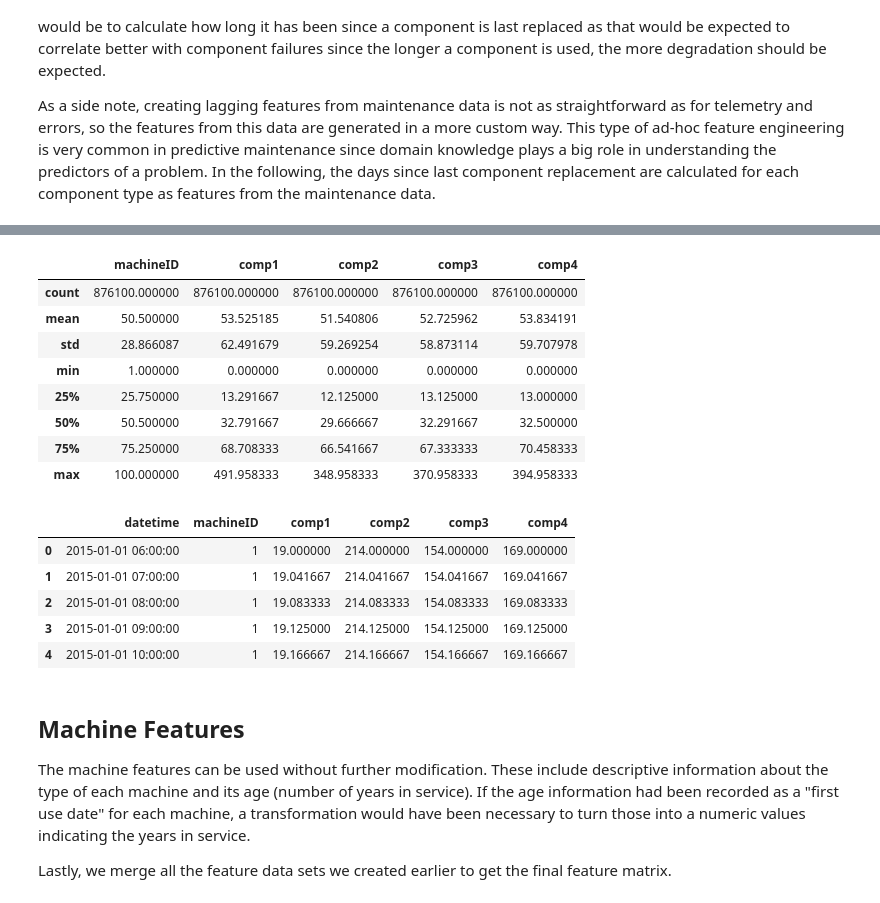
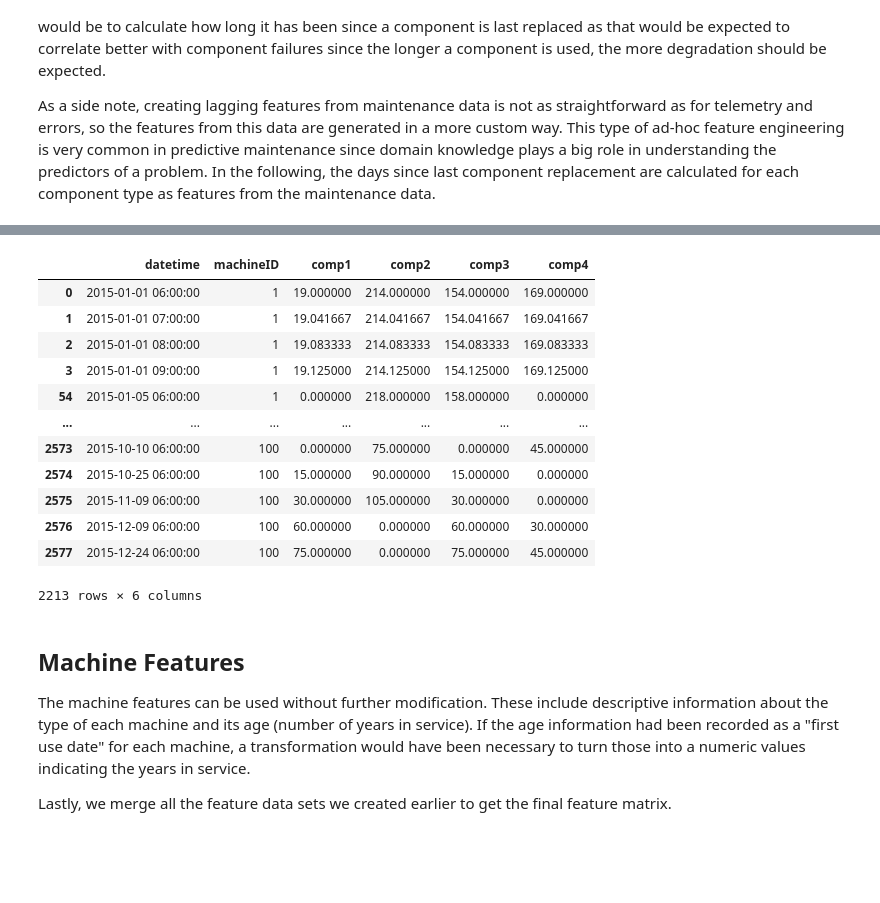
Before and after one commit to andreiciobanu/Predictive_Maintenance_using_Machine-Learning_Microsoft_Casestudy, a Jupyter notebook: Predictive Maintenance using Machine Learning - Telemetry.ipynb, the cells around one changed output, grey strips where cells are left out. Drawn from its saved outputs; the diff is of its cells as text; code cells hidden in the pictures; blank space fills up the shorter version.

```diff
--- a/Predictive Maintenance using Machine Learning - Telemetry.ipynb
+++ b/Predictive Maintenance using Machine Learning - Telemetry.ipynb
@@ -548,54 +446,35 @@ As a side note, creating lagging features from maintenance data is not as straig
 # %%
-import numpy as np
-
-# create a column for each error type
-comp_rep = pd.get_dummies(maint.set_index('datetime')).reset_index()
-comp_rep.columns = ['datetime', 'machineID', 'comp1', 'comp2', 'comp3', 'comp4']
-
-# combine repairs for a given machine in a given hour
-comp_rep = comp_rep.groupby(['machineID', 'datetime']).sum().reset_index()
-
-# add timepoints where no components were replaced
-comp_rep = telemetry[['datetime', 'machineID']].merge(comp_rep,
-                                                      on=['datetime', 'machineID'],
-                                                      how='outer').fillna(0).sort_values(by=['machineID', 'datetime'])
-
 components = ['comp1', 'comp2', 'comp3', 'comp4']
 for comp in components:
     # convert indicator to most recent date of component change
     comp_rep.loc[comp_rep[comp] < 1, comp] = None
     comp_rep.loc[-comp_rep[comp].isnull(), comp] = comp_rep.loc[-comp_rep[comp].isnull(), 'datetime']
 
     # forward-fill the most-recent date of component change
     comp_rep[comp] = comp_rep[comp].fillna(method='ffill')
 
 # remove dates in 2014 (may have NaN or future component change dates)
 comp_rep = comp_rep.loc[comp_rep['datetime'] > pd.to_datetime('2015-01-01')]
 
 # replace dates of most recent component change with days since most recent component change
 for comp in components:
     comp_rep[comp] = (comp_rep['datetime'] - comp_rep[comp]) / np.timedelta64(1, 'D')
 
-comp_rep.describe()
+comp_rep
 # %% [output]
-|  | machineID | comp1 | comp2 | comp3 | comp4 |
-| count | 876100.000000 | 876100.000000 | 876100.000000 | 876100.000000 | 876100.000000 |
-| mean | 50.500000 | 53.525185 | 51.540806 | 52.725962 | 53.834191 |
-| std | 28.866087 | 62.491679 | 59.269254 | 58.873114 | 59.707978 |
-| min | 1.000000 | 0.000000 | 0.000000 | 0.000000 | 0.000000 |
-| 25% | 25.750000 | 13.291667 | 12.125000 | 13.125000 | 13.000000 |
-| 50% | 50.500000 | 32.791667 | 29.666667 | 32.291667 | 32.500000 |
-| 75% | 75.250000 | 68.708333 | 66.541667 | 67.333333 | 70.458333 |
-| max | 100.000000 | 491.958333 | 348.958333 | 370.958333 | 394.958333 |
+|  | datetime | machineID | comp1 | comp2 | comp3 | comp4 |
+| 0 | 2015-01-01 06:00:00 | 1 | 19.000000 | 214.000000 | 154.000000 | 169.000000 |
+| 1 | 2015-01-01 07:00:00 | 1 | 19.041667 | 214.041667 | 154.041667 | 169.041667 |
+| 2 | 2015-01-01 08:00:00 | 1 | 19.083333 | 214.083333 | 154.083333 | 169.083333 |
+| 3 | 2015-01-01 09:00:00 | 1 | 19.125000 | 214.125000 | 154.125000 | 169.125000 |
+| 54 | 2015-01-05 06:00:00 | 1 | 0.000000 | 218.000000 | 158.000000 | 0.000000 |
+| ... | ... | ... | ... | ... | ... | ... |
+| 2573 | 2015-10-10 06:00:00 | 100 | 0.000000 | 75.000000 | 0.000000 | 45.000000 |
+| 2574 | 2015-10-25 06:00:00 | 100 | 15.000000 | 90.000000 | 15.000000 | 0.000000 |
+| 2575 | 2015-11-09 06:00:00 | 100 | 30.000000 | 105.000000 | 30.000000 | 0.000000 |
+| 2576 | 2015-12-09 06:00:00 | 100 | 60.000000 | 0.000000 | 60.000000 | 30.000000 |
+| 2577 | 2015-12-24 06:00:00 | 100 | 75.000000 | 0.000000 | 75.000000 | 45.000000 |
+2213 rows × 6 columns
-# %%
-comp_rep.head()
-# %% [output]
-|  | datetime | machineID | comp1 | comp2 | comp3 | comp4 |
-| 0 | 2015-01-01 06:00:00 | 1 | 19.000000 | 214.000000 | 154.000000 | 169.000000 |
-| 1 | 2015-01-01 07:00:00 | 1 | 19.041667 | 214.041667 | 154.041667 | 169.041667 |
-| 2 | 2015-01-01 08:00:00 | 1 | 19.083333 | 214.083333 | 154.083333 | 169.083333 |
-| 3 | 2015-01-01 09:00:00 | 1 | 19.125000 | 214.125000 | 154.125000 | 169.125000 |
-| 4 | 2015-01-01 10:00:00 | 1 | 19.166667 | 214.166667 | 154.166667 | 169.166667 |
 # %% [markdown]
 ## Machine Features
 The machine features can be used without further modification. These include descriptive information about the type of each machine and its age (number of years in service). If the age information had been recorded as a "first use date" for each machine, a transformation would have been necessary to turn those into a numeric values indicating the years in service.
```
Also changed, not shown: parts of 31 cells of this notebook, 3 other files.
